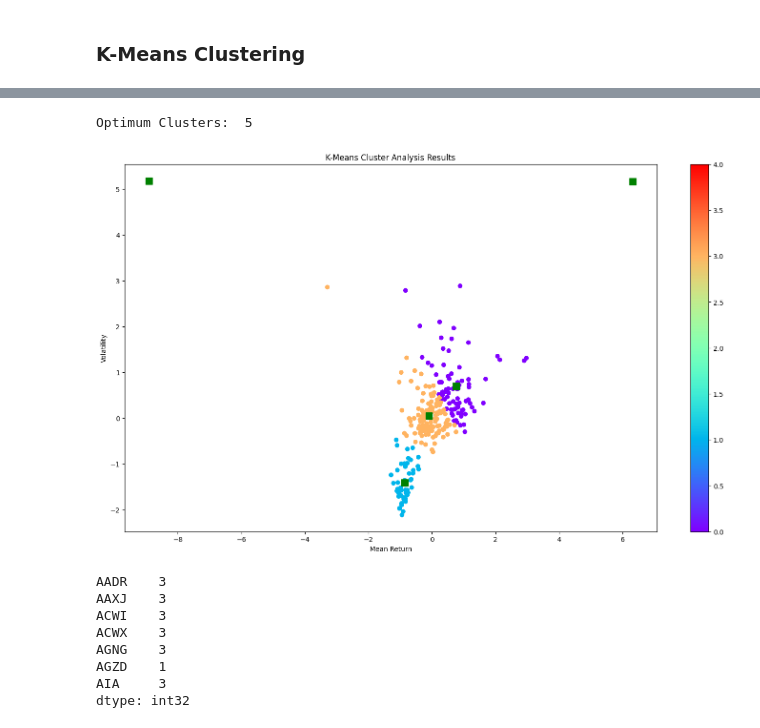
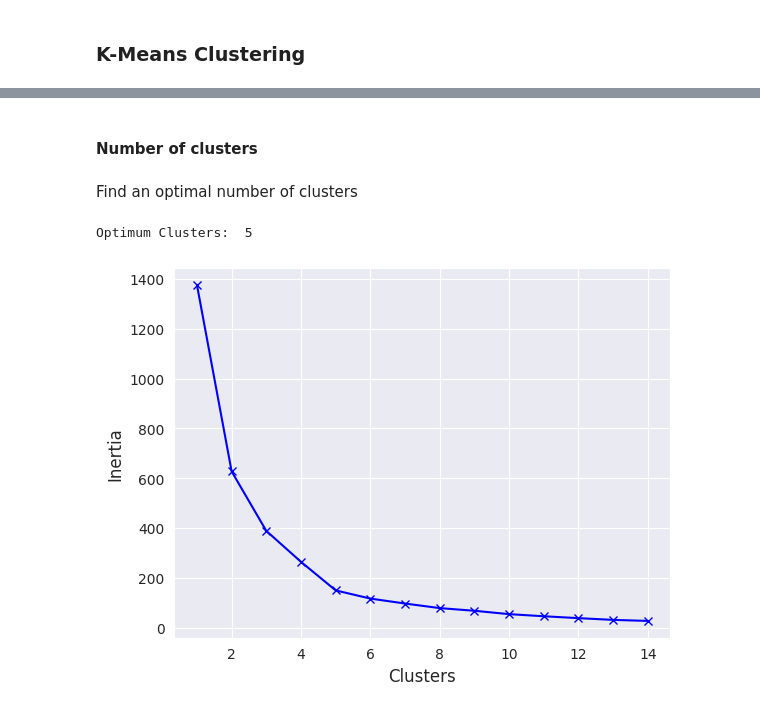
Before and after one commit to dkalenov/ML-Stock-Crypto-Trading, a Jupyter notebook: K_Means_Clustering.ipynb, the cells around one changed output, grey strips where cells are left out. Cells and saved outputs as stored; diff of their text form; code cells hidden in the pictures.

```diff
--- a/K_Means_Clustering.ipynb
+++ b/K_Means_Clustering.ipynb
@@ -142,17 +139,31 @@ Successfully installed kneed-0.8.5
+# %% [markdown]
+#### Number of clusters
+# %% [markdown]
+Find an optimal number of clusters
 # %%
+# Elbow method
+
 from kneed import KneeLocator
 
 # Find the optimum number of clusters
 X = df_scaled.copy()
-K = range(1, 15)
+num_clusters = range(1, 15)
 distortions = []
-for k in K:
-    kmeans = KMeans(n_clusters=k)
+for k in num_clusters:
+    kmeans = KMeans(n_clusters=k, random_state=42)
     kmeans.fit(X)
     distortions.append(kmeans.inertia_)
 
 kl = KneeLocator(K, distortions, curve="convex", direction="decreasing")
-c = kl.elbow
-print("Optimum Clusters: ", c)
+clusters = kl.elbow
+print("Optimum Clusters: ", clusters)
+print()
+
+# Plot the optimal number of clusters
+plt.xlabel("Clusters", fontsize=12)
+plt.ylabel("Inertia", fontsize=12)
+plt.plot([i for i in num_clusters], distortions, 'xb-')
+plt.show()
 # %% [output]
 Optimum Clusters:  5
+[figure, added]
@@ -164,29 +169,0 @@ prediction = k_means.predict(df_scaled)
-# %%
-# Show Results
-centroids = k_means.cluster_centers_
-fig = plt.figure(figsize = (18, 10))
-ax = fig.add_subplot(111)
-scatter = ax.scatter(X.iloc[:,0], X.iloc[:,1], c=k_means.labels_, cmap="rainbow", label=X.index)
-ax.set_title("K-Means Cluster Analysis Results")
-ax.set_xlabel("Mean Return")
-ax.set_ylabel("Volatility")
-plt.colorbar(scatter)
-plt.plot(centroids[:,0], centroids[:,1], "sg", markersize=10)
-plt.show()
-# %% [output]
-[figure, removed]
-# %%
-# Return the series
-clustered_series = pd.Series(index=X.index, data=k_means.labels_.flatten())
-clustered_series_all = pd.Series(index=X.index, data=k_means.labels_.flatten())
-clustered_series = clustered_series[clustered_series != -1]
-clustered_series[:7]
-# %% [output]
-AADR    3
-AAXJ    3
-ACWI    3
-ACWX    3
-AGNG    3
-AGZD    1
-AIA     3
-dtype: int32
```
Also changed, not shown: parts of 37 cells of this notebook.
